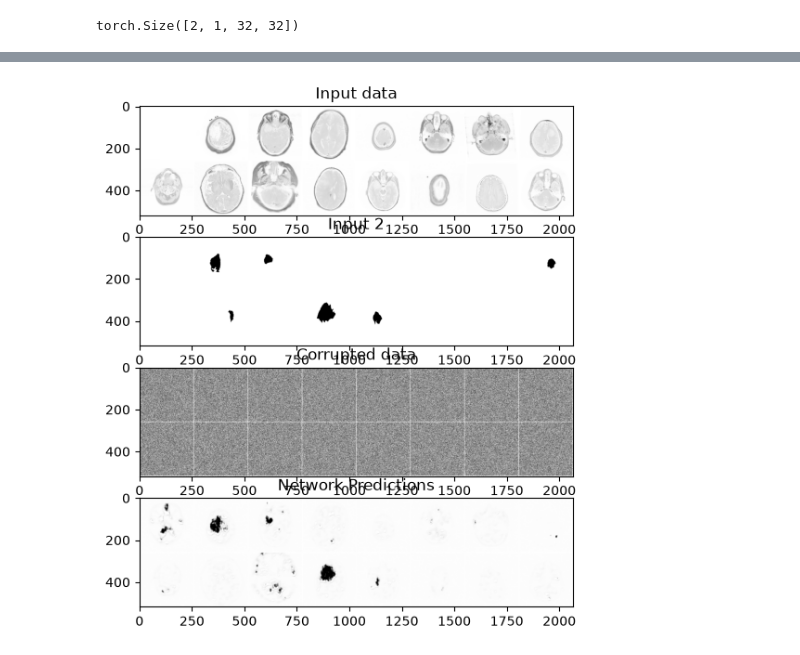
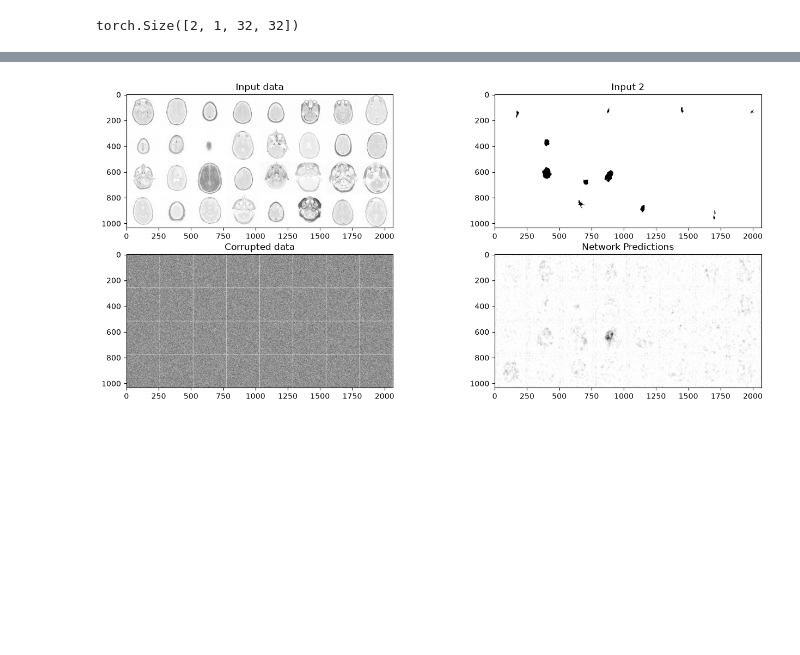
Before and after one commit to AquaBx/diffusion-model, a Jupyter notebook: mri.ipynb, the cells around one changed output, grey strips where cells are left out. Drawn from its saved outputs; the diff is of its cells as text; code cells hidden in the pictures; blank space fills up the shorter version.

```diff
--- a/mri.ipynb
+++ b/mri.ipynb
@@ -7,6 +7,8 @@ from matplotlib import pyplot as plt
 import os
 import cv2
 from tqdm import tqdm
+from sklearn.model_selection import train_test_split
 device = torch.device("cuda" if torch.cuda.is_available() else "cpu")
+device = "mps"
 print(f'Using device: {device}')
 # %% [output]
@@ -132,4 +134,10 @@ class diceloss(torch.nn.Module):
         A_sum = torch.sum(iflat * iflat)
         B_sum = torch.sum(tflat * tflat)
         return 1 - ((2. * intersection + smooth) / (A_sum + B_sum + smooth) )
+# %%
+# Dataloader (you can mess with batch size)
+batch_size = 32
+train,test = train_test_split(dataset, train_size=0.4)
+train_dataloader = DataLoader(train, batch_size=batch_size, shuffle=True)
+test_dataloader = DataLoader(test, batch_size=batch_size, shuffle=True)
 # %%
@@ -200,31 +204,30 @@ Finished epoch 9. Average loss for this epoch: 0.070862
 # %%
 #@markdown Visualizing model predictions on noisy inputs:
 
 # Fetch some data
-x, y = next(iter(train_dataloader))
-x = x[:16] # Only using the first 8 for easy plotting
+x, y = next(iter(test_dataloader))
 
 # Corrupt with a range of amounts
 noise_amount = torch.linspace(1, 1, x.shape[0]) # Left to right -> more corruption
 noisy_y = corrupt(y, noise_amount) # Create our noisy x
-
-merged = torch.cat([x,noisy_y],dim=1)
+merged = torch.cat([x,noisy_y],dim=1).to(device)
 # Get the model prediction
 
 
 # Get the model predictions
 with torch.no_grad():
-  preds = net(merged).detach().cpu()
+  preds = net(merged)
+  preds = preds.detach().cpu()
 
 # Plot
-fig, axs = plt.subplots(4, 1, figsize=(16, 7))
-axs[0].set_title('Input data')
-axs[0].imshow(torchvision.utils.make_grid(x)[0].clip(0, 1), cmap='Greys')
-axs[1].set_title('Input 2')
-axs[1].imshow(torchvision.utils.make_grid(y)[0].clip(0, 1), cmap='Greys')
-axs[2].set_title('Corrupted data')
-axs[2].imshow(torchvision.utils.make_grid(noisy_y)[0].clip(0, 1), cmap='Greys')
-axs[3].set_title('Network Predictions')
-axs[3].imshow(torchvision.utils.make_grid(preds)[0].clip(0, 1), cmap='Greys');
+fig, axs = plt.subplots(2, 2, figsize=(16, 7))
+axs[0,0].set_title('Input data')
+axs[0,0].imshow(torchvision.utils.make_grid(x)[0].clip(0, 1), cmap='Greys')
+axs[0,1].set_title('Input 2')
+axs[0,1].imshow(torchvision.utils.make_grid(y)[0].clip(0, 1), cmap='Greys')
+axs[1,0].set_title('Corrupted data')
+axs[1,0].imshow(torchvision.utils.make_grid(noisy_y)[0].clip(0, 1), cmap='Greys')
+axs[1,1].set_title('Network Predictions')
+axs[1,1].imshow(torchvision.utils.make_grid(preds)[0].clip(0, 1), cmap='Greys');
 # %% [output]
-[figure, old version]
+[figure, new version]
```
Also changed, not shown: parts of 4 cells of this notebook, 2 other files.
